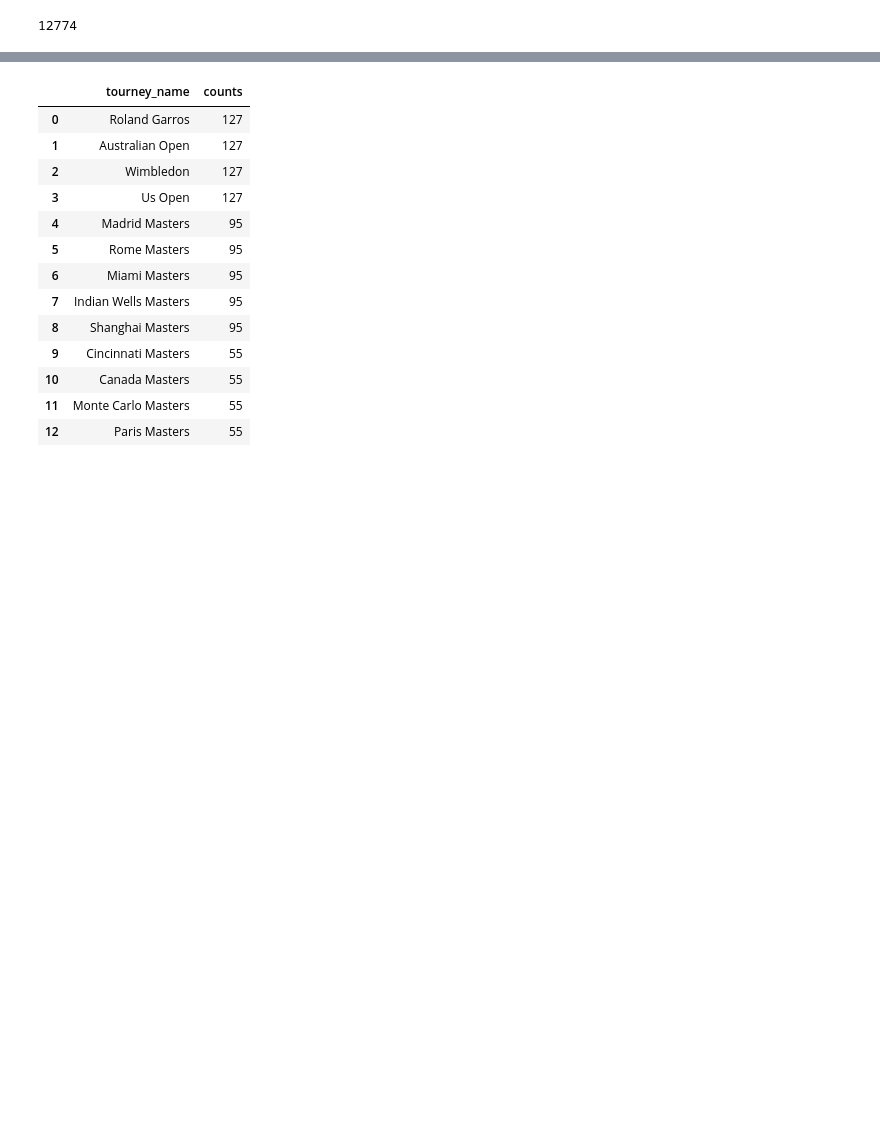
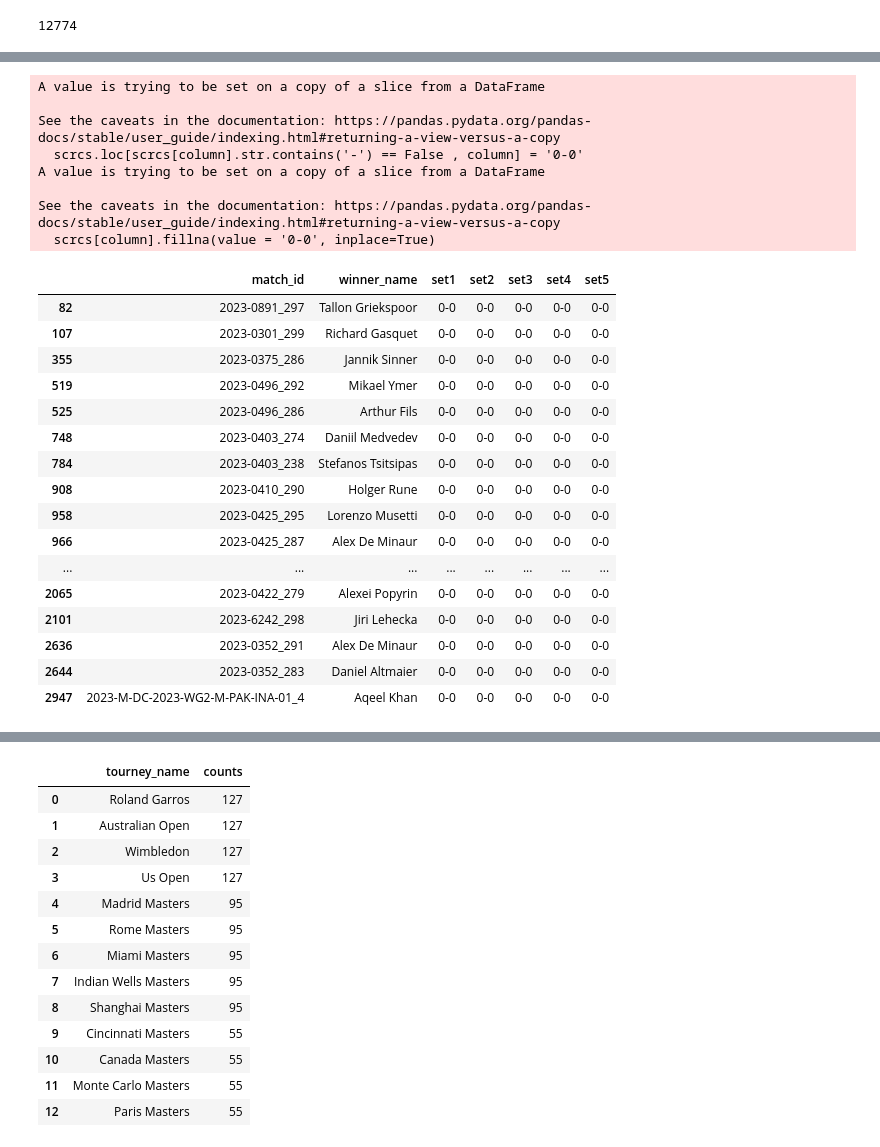
Before and after one commit to sshettyongit/ATP_dissertation, a Jupyter notebook: eda.ipynb, the cells around one changed output, grey strips where cells are left out. Drawn from its saved outputs; the diff is of its cells as text; code cells hidden in the pictures; blank space fills up the shorter version.

```diff
--- a/eda.ipynb
+++ b/eda.ipynb
@@ -146,0 +132,33 @@ See the caveats in the documentation: https://pandas.pydata.org/pandas-docs/stab
+# %%
+# convert those rows of column set1 which does have '-' in them into  0-0 , representing no scores
+cols = ['set1' , 'set2', 'set3','set4','set5']
+
+for column in scrcs[['set1','set2', 'set3','set4','set5']]:
+    scrcs.loc[scrcs[column].str.contains('-') == False , column] = '0-0'
+    scrcs[column].fillna(value = '0-0', inplace=True)
+# %% [output]
+A value is trying to be set on a copy of a slice from a DataFrame
+
+See the caveats in the documentation: https://pandas.pydata.org/pandas-docs/stable/user_guide/indexing.html#returning-a-view-versus-a-copy
+  scrcs.loc[scrcs[column].str.contains('-') == False , column] = '0-0'
+A value is trying to be set on a copy of a slice from a DataFrame
+
+See the caveats in the documentation: https://pandas.pydata.org/pandas-docs/stable/user_guide/indexing.html#returning-a-view-versus-a-copy
+  scrcs[column].fillna(value = '0-0', inplace=True)
+|  | match_id | winner_name | set1 | set2 | set3 | set4 | set5 |
+| 82 | 2023-0891_297 | Tallon Griekspoor | 0-0 | 0-0 | 0-0 | 0-0 | 0-0 |
+| 107 | 2023-0301_299 | Richard Gasquet | 0-0 | 0-0 | 0-0 | 0-0 | 0-0 |
+| 355 | 2023-0375_286 | Jannik Sinner | 0-0 | 0-0 | 0-0 | 0-0 | 0-0 |
+| 519 | 2023-0496_292 | Mikael Ymer | 0-0 | 0-0 | 0-0 | 0-0 | 0-0 |
+| 525 | 2023-0496_286 | Arthur Fils | 0-0 | 0-0 | 0-0 | 0-0 | 0-0 |
+| 748 | 2023-0403_274 | Daniil Medvedev | 0-0 | 0-0 | 0-0 | 0-0 | 0-0 |
+| 784 | 2023-0403_238 | Stefanos Tsitsipas | 0-0 | 0-0 | 0-0 | 0-0 | 0-0 |
+| 908 | 2023-0410_290 | Holger Rune | 0-0 | 0-0 | 0-0 | 0-0 | 0-0 |
+| 958 | 2023-0425_295 | Lorenzo Musetti | 0-0 | 0-0 | 0-0 | 0-0 | 0-0 |
+| 966 | 2023-0425_287 | Alex De Minaur | 0-0 | 0-0 | 0-0 | 0-0 | 0-0 |
+| ... | ... | ... | ... | ... | ... | ... | ... |
+| 2065 | 2023-0422_279 | Alexei Popyrin | 0-0 | 0-0 | 0-0 | 0-0 | 0-0 |
+| 2101 | 2023-6242_298 | Jiri Lehecka | 0-0 | 0-0 | 0-0 | 0-0 | 0-0 |
+| 2636 | 2023-0352_291 | Alex De Minaur | 0-0 | 0-0 | 0-0 | 0-0 | 0-0 |
+| 2644 | 2023-0352_283 | Daniel Altmaier | 0-0 | 0-0 | 0-0 | 0-0 | 0-0 |
+| 2947 | 2023-M-DC-2023-WG2-M-PAK-INA-01_4 | Aqeel Khan | 0-0 | 0-0 | 0-0 | 0-0 | 0-0 |
```
Also changed, not shown: parts of 24 cells of this notebook.
